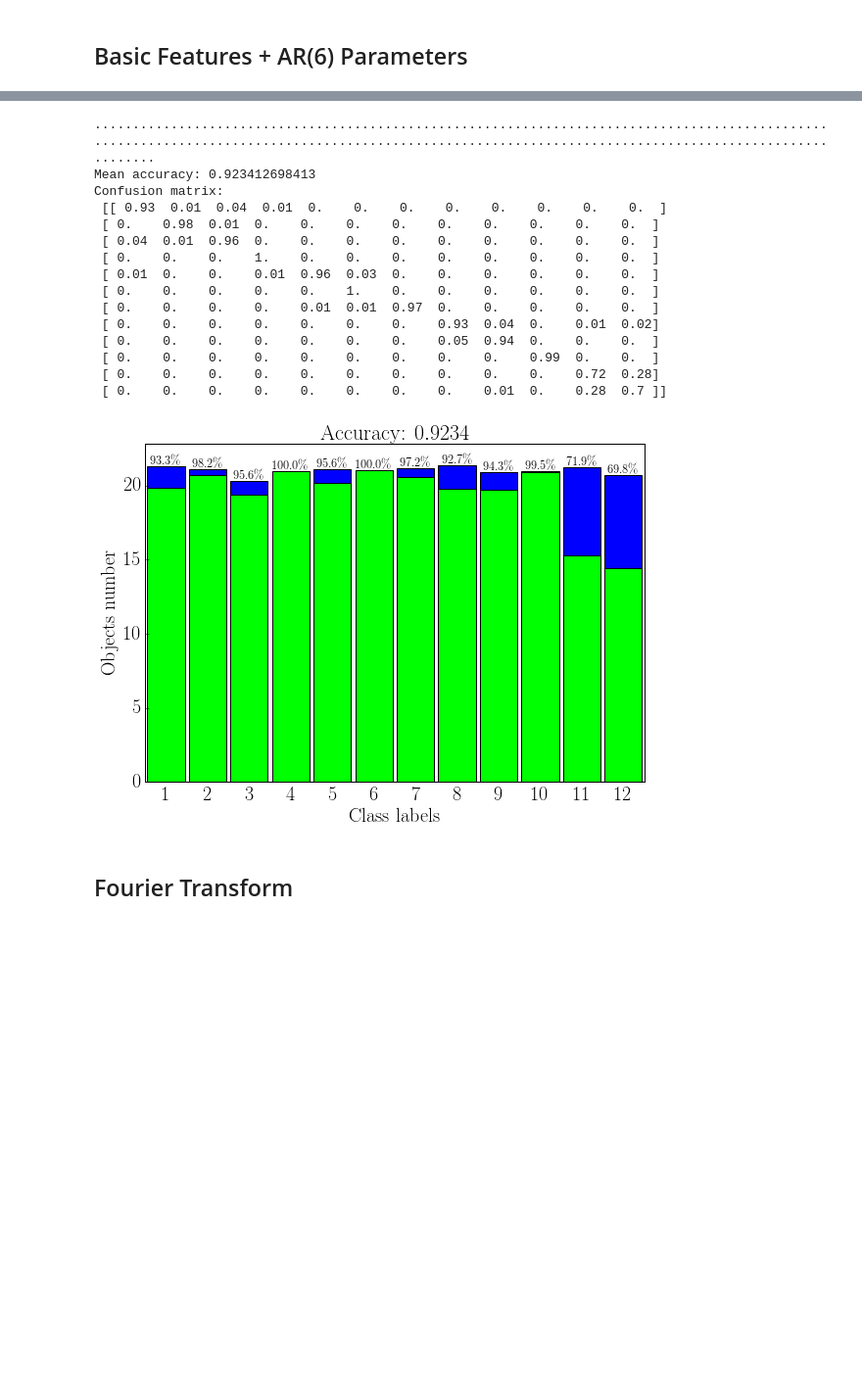
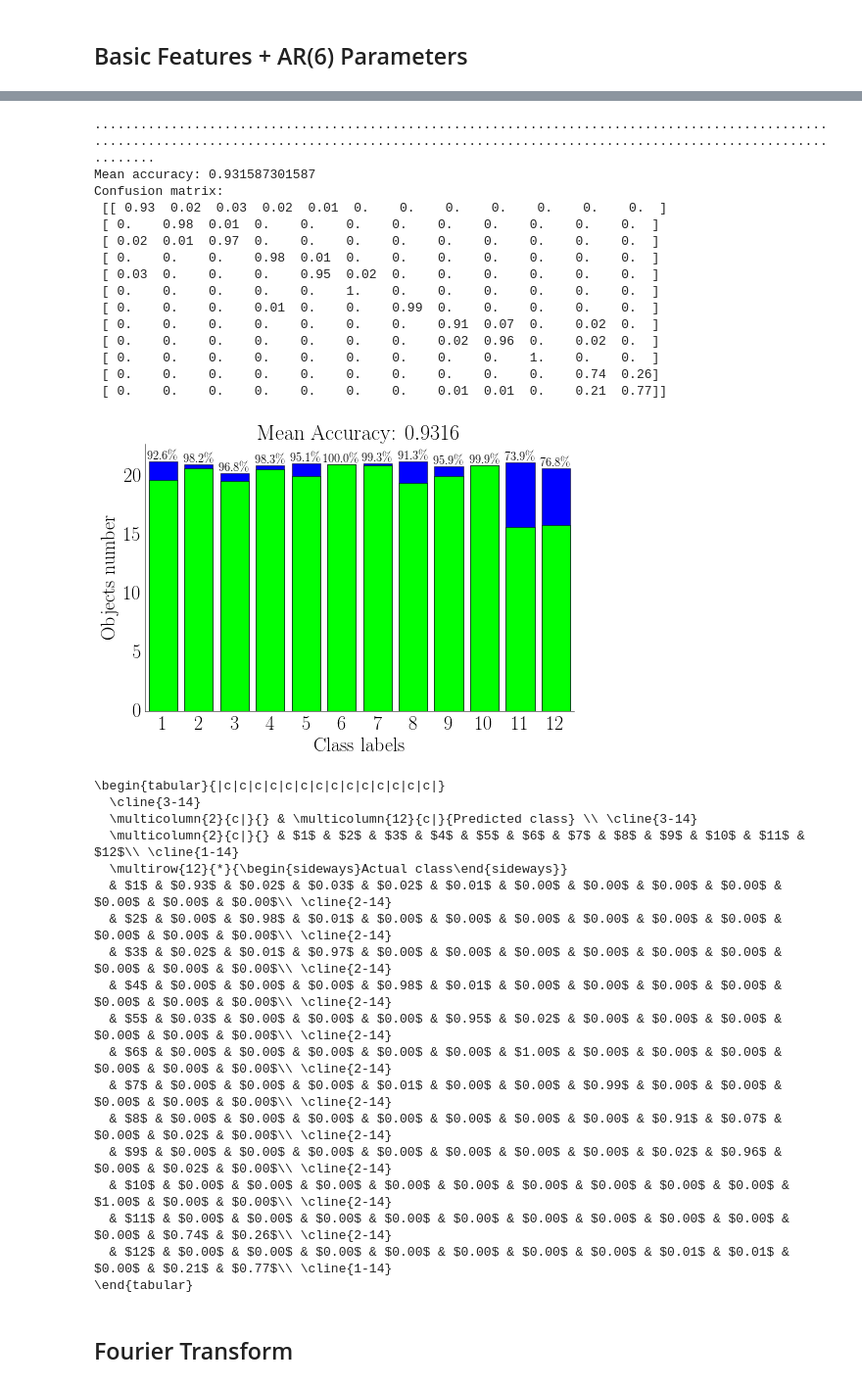
Before and after one commit to karasikov/TimeSeriesClassification, a Jupyter notebook: code/python/ts_USCHAD.ipynb, the cells around one changed output, grey strips where cells are left out. Shown at 98% size. Cells and saved outputs as stored; diff of their text form; code cells hidden in the pictures; blank space fills up the shorter version.

```diff
--- a/code/python/ts_USCHAD.ipynb
+++ b/code/python/ts_USCHAD.ipynb
@@ -89,6 +109,13 @@ ts_reduced_freq = [
     for ts in dataset.ts
 ]
 
+freq = 10
+
+ts_smoothed = [
+    timeseries.smooth(ts, 100 // freq)
+    for ts in dataset.ts
+]
+
 plt.figure(figsize=(15, 10))
 plt.plot(np.arange(200) / freq, ts_reduced_freq[200][0, :200])
 plt.xlabel('Time, sec', size=15)
@@ -98,7 +125,7 @@ plt.show()
 # %%
 import sklearn
 
-X = timeseries.ExtractFeatures(ts_reduced_freq,
+X = timeseries.ExtractFeatures(ts_smoothed,
     lambda ts: ts.mean(1),
     lambda ts: ts.std(1),
     lambda ts: np.abs(ts - ts.mean(1).reshape(-1, 1)).mean(1),
@@ -112,26 +139,46 @@ X_normalized = sklearn.preprocessing.MinMaxScaler(feature_range=(-1, 1)).fit_tra
 # %%
 confusion_mean = multiclass.cross_val_score(
     OneVsRestClassifier(svm.SVC(gamma=0.1, C=16)),
     X_normalized, dataset.label,
-    cross_validation.ShuffleSplit(dataset.label.size, n_iter=200, test_size=0.3, random_state=17)
+    cross_validation.ShuffleSplit(dataset.label.size, n_iter=200, test_size=0.3, random_state=17),
+    fig_name='../../doc/pics/USC-HAD_AR10_nSplits_200_rate_0.7_OneVsAll_SVM_rbf_c16_g0.1.pdf'
 )
+multiclass.confusion_latex(confusion_mean)
 # %% [output]
 ........................................................................................................................................................................................................
-Mean accuracy: 0.923412698413
+Mean accuracy: 0.931587301587
 Confusion matrix:
- [[ 0.93  0.01  0.04  0.01  0.    0.    0.    0.    0.    0.    0.    0.  ]
+ [[ 0.93  0.02  0.03  0.02  0.01  0.    0.    0.    0.    0.    0.    0.  ]
  [ 0.    0.98  0.01  0.    0.    0.    0.    0.    0.    0.    0.    0.  ]
- [ 0.04  0.01  0.96  0.    0.    0.    0.    0.    0.    0.    0.    0.  ]
- [ 0.    0.    0.    1.    0.    0.    0.    0.    0.    0.    0.    0.  ]
- [ 0.01  0.    0.    0.01  0.96  0.03  0.    0.    0.    0.    0.    0.  ]
+ [ 0.02  0.01  0.97  0.    0.    0.    0.    0.    0.    0.    0.    0.  ]
+ [ 0.    0.    0.    0.98  0.01  0.    0.    0.    0.    0.    0.    0.  ]
+ [ 0.03  0.    0.    0.    0.95  0.02  0.    0.    0.    0.    0.    0.  ]
  [ 0.    0.    0.    0.    0.    1.    0.    0.    0.    0.    0.    0.  ]
- [ 0.    0.    0.    0.    0.01  0.01  0.97  0.    0.    0.    0.    0.  ]
- [ 0.    0.    0.    0.    0.    0.    0.    0.93  0.04  0.    0.01  0.02]
- [ 0.    0.    0.    0.    0.    0.    0.    0.05  0.94  0.    0.    0.  ]
- [ 0.    0.    0.    0.    0.    0.    0.    0.    0.    0.99  0.    0.  ]
- [ 0.    0.    0.    0.    0.    0.    0.    0.    0.    0.    0.72  0.28]
- [ 0.    0.    0.    0.    0.    0.    0.    0.    0.01  0.    0.28  0.7 ]]
+ [ 0.    0.    0.    0.01  0.    0.    0.99  0.    0.    0.    0.    0.  ]
+ [ 0.    0.    0.    0.    0.    0.    0.    0.91  0.07  0.    0.02  0.  ]
+ [ 0.    0.    0.    0.    0.    0.    0.    0.02  0.96  0.    0.02  0.  ]
+ [ 0.    0.    0.    0.    0.    0.    0.    0.    0.    1.    0.    0.  ]
+ [ 0.    0.    0.    0.    0.    0.    0.    0.    0.    0.    0.74  0.26]
+ [ 0.    0.    0.    0.    0.    0.    0.    0.01  0.01  0.    0.21  0.77]]
-[figure, old version]
+[figure, new version]
+\begin{tabular}{|c|c|c|c|c|c|c|c|c|c|c|c|c|c|}
+  \cline{3-14}
+  \multicolumn{2}{c|}{} & \multicolumn{12}{c|}{Predicted class} \\ \cline{3-14}
+  \multicolumn{2}{c|}{} & $1$ & $2$ & $3$ & $4$ & $5$ & $6$ & $7$ & $8$ & $9$ & $10$ & $11$ & $12$\\ \cline{1-14}
+  \multirow{12}{*}{\begin{sideways}Actual class\end{sideways}}
+  & $1$ & $0.93$ & $0.02$ & $0.03$ & $0.02$ & $0.01$ & $0.00$ & $0.00$ & $0.00$ & $0.00$ & $0.00$ & $0.00$ & $0.00$\\ \cline{2-14}
+  & $2$ & $0.00$ & $0.98$ & $0.01$ & $0.00$ & $0.00$ & $0.00$ & $0.00$ & $0.00$ & $0.00$ & $0.00$ & $0.00$ & $0.00$\\ \cline{2-14}
+  & $3$ & $0.02$ & $0.01$ & $0.97$ & $0.00$ & $0.00$ & $0.00$ & $0.00$ & $0.00$ & $0.00$ & $0.00$ & $0.00$ & $0.00$\\ \cline{2-14}
+  & $4$ & $0.00$ & $0.00$ & $0.00$ & $0.98$ & $0.01$ & $0.00$ & $0.00$ & $0.00$ & $0.00$ & $0.00$ & $0.00$ & $0.00$\\ \cline{2-14}
+  & $5$ & $0.03$ & $0.00$ & $0.00$ & $0.00$ & $0.95$ & $0.02$ & $0.00$ & $0.00$ & $0.00$ & $0.00$ & $0.00$ & $0.00$\\ \cline{2-14}
+  & $6$ & $0.00$ & $0.00$ & $0.00$ & $0.00$ & $0.00$ & $1.00$ & $0.00$ & $0.00$ & $0.00$ & $0.00$ & $0.00$ & $0.00$\\ \cline{2-14}
+  & $7$ & $0.00$ & $0.00$ & $0.00$ & $0.01$ & $0.00$ & $0.00$ & $0.99$ & $0.00$ & $0.00$ & $0.00$ & $0.00$ & $0.00$\\ \cline{2-14}
+  & $8$ & $0.00$ & $0.00$ & $0.00$ & $0.00$ & $0.00$ & $0.00$ & $0.00$ & $0.91$ & $0.07$ & $0.00$ & $0.02$ & $0.00$\\ \cline{2-14}
+  & $9$ & $0.00$ & $0.00$ & $0.00$ & $0.00$ & $0.00$ & $0.00$ & $0.00$ & $0.02$ & $0.96$ & $0.00$ & $0.02$ & $0.00$\\ \cline{2-14}
+  & $10$ & $0.00$ & $0.00$ & $0.00$ & $0.00$ & $0.00$ & $0.00$ & $0.00$ & $0.00$ & $0.00$ & $1.00$ & $0.00$ & $0.00$\\ \cline{2-14}
+  & $11$ & $0.00$ & $0.00$ & $0.00$ & $0.00$ & $0.00$ & $0.00$ & $0.00$ & $0.00$ & $0.00$ & $0.00$ & $0.74$ & $0.26$\\ \cline{2-14}
+  & $12$ & $0.00$ & $0.00$ & $0.00$ & $0.00$ & $0.00$ & $0.00$ & $0.00$ & $0.01$ & $0.01$ & $0.00$ & $0.21$ & $0.77$\\ \cline{1-14}
+\end{tabular}
 # %% [markdown]
 ## Fourier Transform
 # %%
```
Also changed, not shown: parts of 11 cells of this notebook, 2 other files.
